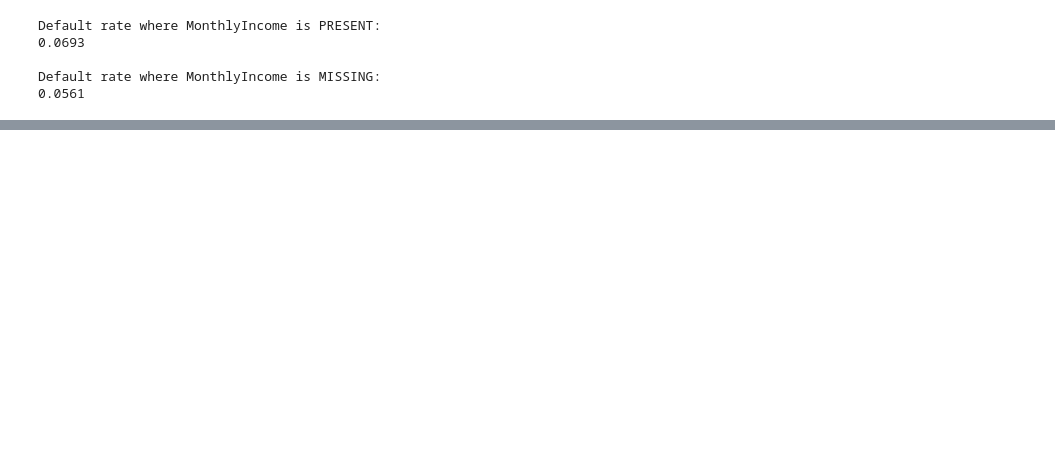
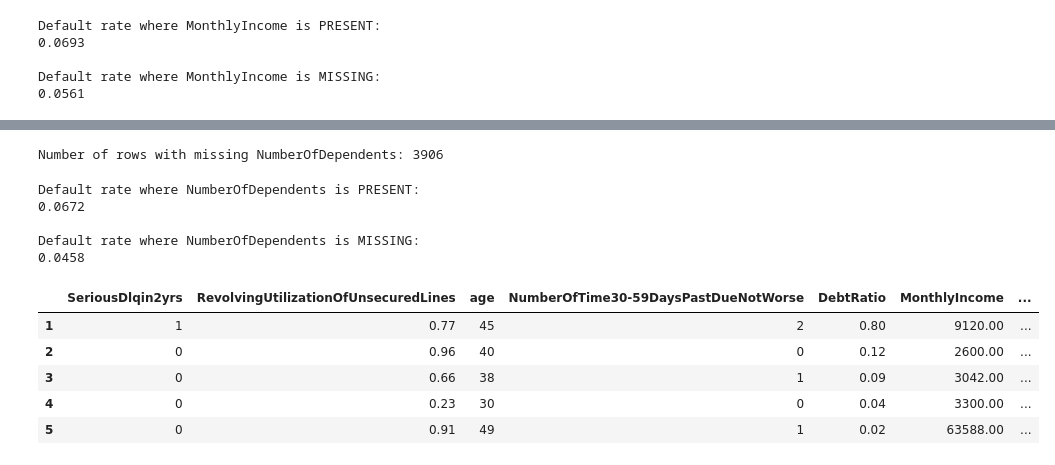
Before and after one commit to CesarAguirre9/Credit_Default_Classifier, a Jupyter notebook: credit_default_classifier.ipynb, the cells around one changed output, grey strips where cells are left out. Drawn from its saved outputs; the diff is of its cells as text; code cells hidden in the pictures; blank space fills up the shorter version.

```diff
--- a/credit_default_classifier.ipynb
+++ b/credit_default_classifier.ipynb
@@ -217,3 +198,42 @@ Number of rows with missing MonthlyIncome after imputation: 0
+# %%
+# Number of Dependents
+dependents_nan = df[df['NumberOfDependents'].isna()]
+print(f"Number of rows with missing NumberOfDependents: {len(dependents_nan)}")
+# %% [output]
+Number of rows with missing NumberOfDependents: 3906
+# %%
+# Let's create a temporary binary column to indicate missing NumberOfDependents
+df['NumberOfDependents_missing'] = df['NumberOfDependents'].isna().astype(int)
+
+# Defalut with missing NumberOfDependents vs not missing NumberOfDependents
+PD_no_dependents = df[df['NumberOfDependents_missing'] == 0]['SeriousDlqin2yrs'].mean().round(4)
+PD_missing_dependents = df[df['NumberOfDependents_missing'] == 1]['SeriousDlqin2yrs'].mean().round(4)
+
+print("Default rate where NumberOfDependents is PRESENT:")
+print(PD_no_dependents)
+
+print("\nDefault rate where NumberOfDependents is MISSING:")
+print(PD_missing_dependents)
+# %% [output]
+Default rate where NumberOfDependents is PRESENT:
+0.0672
+
+Default rate where NumberOfDependents is MISSING:
+0.0458
+# %%
+# Impute NA value of number of dependents with the median
+
+median_dependents = df['NumberOfDependents'].median()
+df['NumberOfDependents']= df['NumberOfDependents'].fillna(median_dependents)
+
+df.head(5)
+# %% [output]
+|  | SeriousDlqin2yrs | RevolvingUtilizationOfUnsecuredLines | age | NumberOfTime30-59DaysPastDueNotWorse | DebtRatio | MonthlyIncome | ... |
+| 1 | 1 | 0.77 | 45 | 2 | 0.80 | 9120.00 | ... |
+| 2 | 0 | 0.96 | 40 | 0 | 0.12 | 2600.00 | ... |
+| 3 | 0 | 0.66 | 38 | 1 | 0.09 | 3042.00 | ... |
+| 4 | 0 | 0.23 | 30 | 0 | 0.04 | 3300.00 | ... |
+| 5 | 0 | 0.91 | 49 | 1 | 0.02 | 63588.00 | ... |
 # %%
 # Let's look at columns again
 pd.set_option('display.float_format', '{:.2f}'.format)
```
Also changed, not shown: parts of 16 cells of this notebook.
